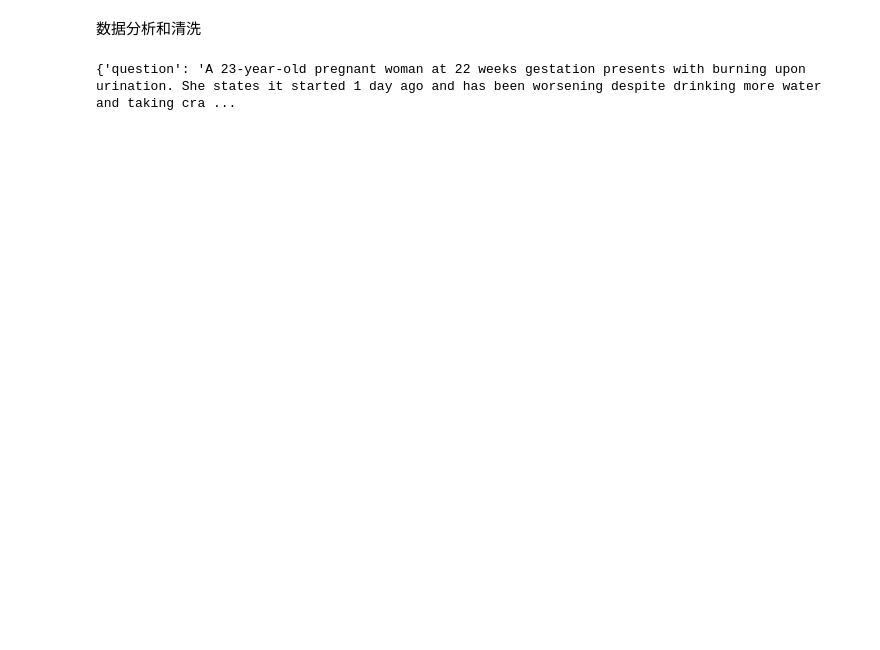
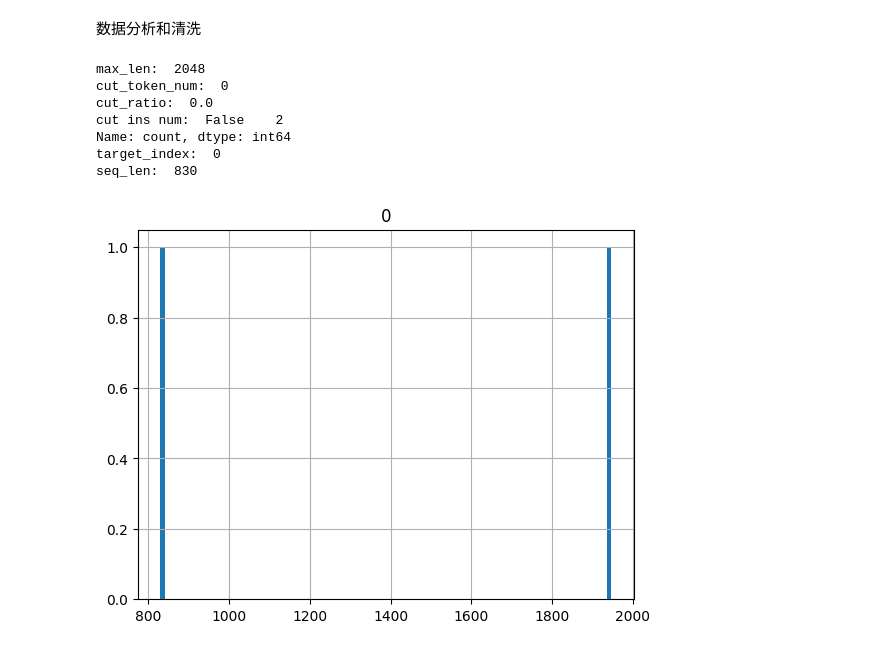
Before and after one commit to MaxLEAF3824/kg_llm, a Jupyter notebook: vis.ipynb, the cells around one changed output. Saved outputs shown, nothing was run; the diff lists cells and outputs as text; code cells hidden in the pictures; blank space fills up the shorter version.

```diff
--- a/vis.ipynb
+++ b/vis.ipynb
@@ -1,14 +1,72 @@
 # %% [markdown]
 数据分析和清洗
-# %%
-import jsonlines
-import json
-
-
-js = list(jsonlines.open("/home/cs/yangyuchen/yushengliao/Medical_LLM/data/USMLEdataset/data_clean/questions/US/train.jsonl"))
-print(js[0])
-new_js = [{"input":d['question']+"\nOptions: " + " ".join([f"{op}: {name}" for op, name in d['options'].items()]), "output": d['answer_idx'] } for d in js]
-json.dump(new_js, open("data/usmle_train.json",'w'))
-# %% [output]
-{'question': 'A 23-year-old pregnant woman at 22 weeks gestation presents with burning upon urination. She states it started 1 day ago and has been worsening despite drinking more water and taking cra ...
+# %%
+import numpy as np
+import torch
+import pandas as pd
+from transformers import AutoTokenizer
+import pickle
+import pandas as pd
+pkl_name = 'data/EntityDataset_chat_usmle/ep_0.pkl'
+input_ids_list, attention_mask_list, labels_list, hard_position_type_ids_list, position_ids_list, prompts_list = pickle.load(open(pkl_name, 'rb'))
+input_len = pd.DataFrame([len(x) for x in input_ids_list])
+# %%
+max_len = 2048
+print('max_len: ', max_len)
+cut_token_num = input_len.apply(lambda x: max(0,x[0]-max_len), axis=1)
+cut_ratio = cut_token_num.sum() / input_len.sum()
+print('cut_token_num: ', cut_token_num.sum())
+print('cut_ratio: ', cut_ratio[0])
+print('cut ins num: ', (cut_token_num>0).value_counts())
+input_len.hist(bins=100)
+
+tok = AutoTokenizer.from_pretrained('/home/cs/yangyuchen/yushengliao/Medical_LLM/FastChat/checkpoints/medical_llama_13b_chatv1.3/checkpoint-4974/')
+tok.add_tokens(['[DASH]'])
+target_index = [i for i,hpti in enumerate(hard_position_type_ids_list) if (hpti[1:]-hpti[:-1]==-1).sum()!=0][0]
+print('target_index: ', target_index)
+input_ids=input_ids_list[target_index]
+attention_mask=attention_mask_list[target_index]
+labels=labels_list[target_index]
+hard_position_type_ids=hard_position_type_ids_list[target_index]
+position_ids = position_ids_list[target_index]
+prompt=prompts_list[target_index]
+print('seq_len: ', input_ids.shape[-1])
+
+tokens = tok.batch_decode(input_ids)
+tokens = [t.replace('\n', '\\n') for t in tokens]
+tokens = [f"{t}-{int(hard_position_type_ids[i])}-{position_ids[i]}-{int(int(labels[i])!=-100)}" for i,t in enumerate(tokens)]
+attention_mask = attention_mask.numpy().tolist()
+attention_mask = [[int(i) for i in row] for row in attention_mask]
+
+matrix = attention_mask
+row_index = tokens
+col_index = tokens
+
+max_row_length = max(len(row) for row in row_index)
+max_col_length = max(len(col) for col in col_index)
+
+# 打开文件
+with open(f'{pkl_name}_{i}.txt', 'w') as f:
+    f.write(prompt+ '\n\n')
+    f.write('attention_mask:\n0:non-entity tokens，1:entity tokens, 2:triplet tokens, 3:triplet target tokens\n\n')
+    # 写入列索引
+    f.write(" " * max_row_length + "  " + "  ".join(col.ljust(max_col_length) for col in col_index) + '\n')
+    # 写入行索引和每行的值
+    for j, row in enumerate(matrix):
+        f.write(row_index[j].ljust(max_row_length) + "  " + "  ".join(str(val).ljust(max_col_length) for val in row) + '\n')
+
+# 创建DataFrame对象
+df = pd.DataFrame(matrix, index=row_index, columns=col_index)
+
+# 将DataFrame写入CSV文件
+df.to_csv(f'{pkl_name}_{target_index}.csv')
+# %% [output]
+max_len:  2048
+cut_token_num:  0
+cut_ratio:  0.0
+cut ins num:  False    2
+Name: count, dtype: int64
+target_index:  0
+seq_len:  830
+[figure, added]
 # %%
```
Also changed, not shown: parts of 32 cells of this notebook, 7 other files.
